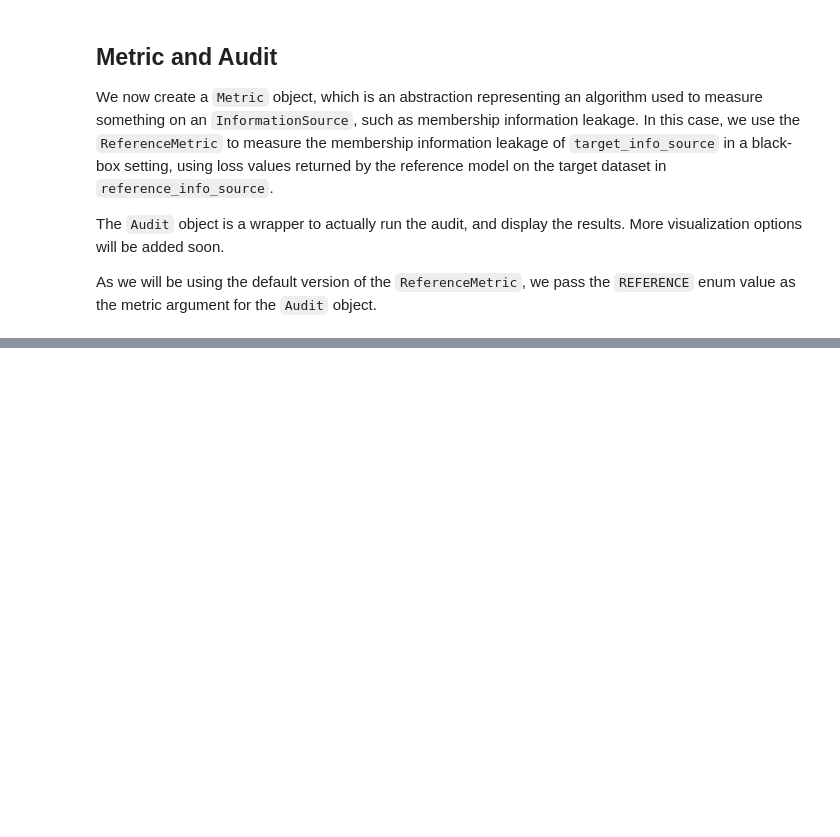
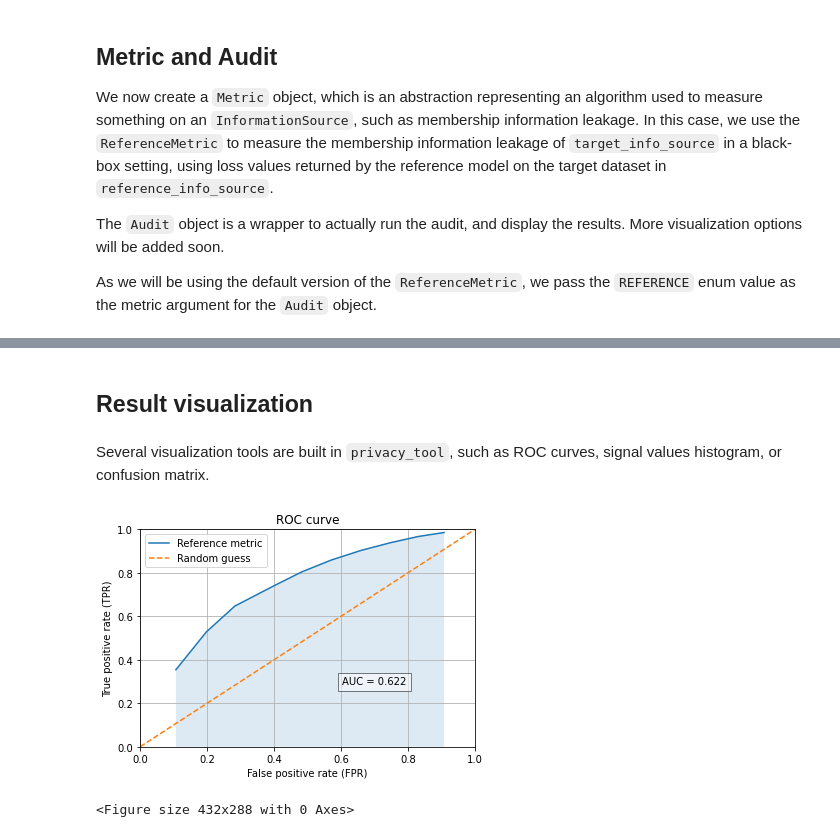
Before and after one commit to privacytrustlab/ml_privacy_meter, a Jupyter notebook: docs/reference_metric.ipynb, the cells around one changed output, grey strips where cells are left out. Drawn from its saved outputs; the diff is of its cells as text; code cells hidden in the pictures; blank space fills up the shorter version.

Commit message:
Fix reference metric class and tutorial, clear long outputs

```diff
--- a/docs/reference_metric.ipynb
+++ b/docs/reference_metric.ipynb
@@ -50,11 +46,11 @@ rng = np.random.default_rng(seed=seed)
 Hyperparameters:
 # %%
 # for training the target and reference models
-num_points_per_train_split = 10000
+num_points_per_train_split = 5000
 num_points_per_test_split = 1000
 loss_fn = tf.keras.losses.CategoricalCrossentropy()
 optim_fn = 'adam'
-epochs = 25
+epochs = 10
 batch_size = 64
 regularizer_penalty = 0.01
 regularizer = tf.keras.regularizers.l2(l=regularizer_penalty)
@@ -326,7 +223,7 @@ target_info_source = InformationSource(
 
 reference_info_source = InformationSource(
     models=reference_models,
-    datasets=datasets_list[1:]
+    datasets=[datasets_list[0]] # we use the same dataset for the reference models
 )
 # %% [markdown]
 ## Metric and Audit
@@ -371,0 +267,4 @@ SignalHistogramReport.generate_report(
+# %% [markdown]
+## Result visualization
+# %% [markdown]
+Several visualization tools are built in `privacy_tool`, such as ROC curves, signal values histogram, or confusion matrix.
@@ -371,0 +275,9 @@ SignalHistogramReport.generate_report(
+# %%
+ROCCurveReport.generate_report(
+    metric_result=audit_results,
+    inference_game_type=InferenceGame.PRIVACY_LOSS_MODEL,
+    show=True
+)
+# %% [output]
+[figure, added]
+<Figure size 432x288 with 0 Axes>
```
Also changed, not shown: parts of 21 cells of this notebook, 3 other files.
